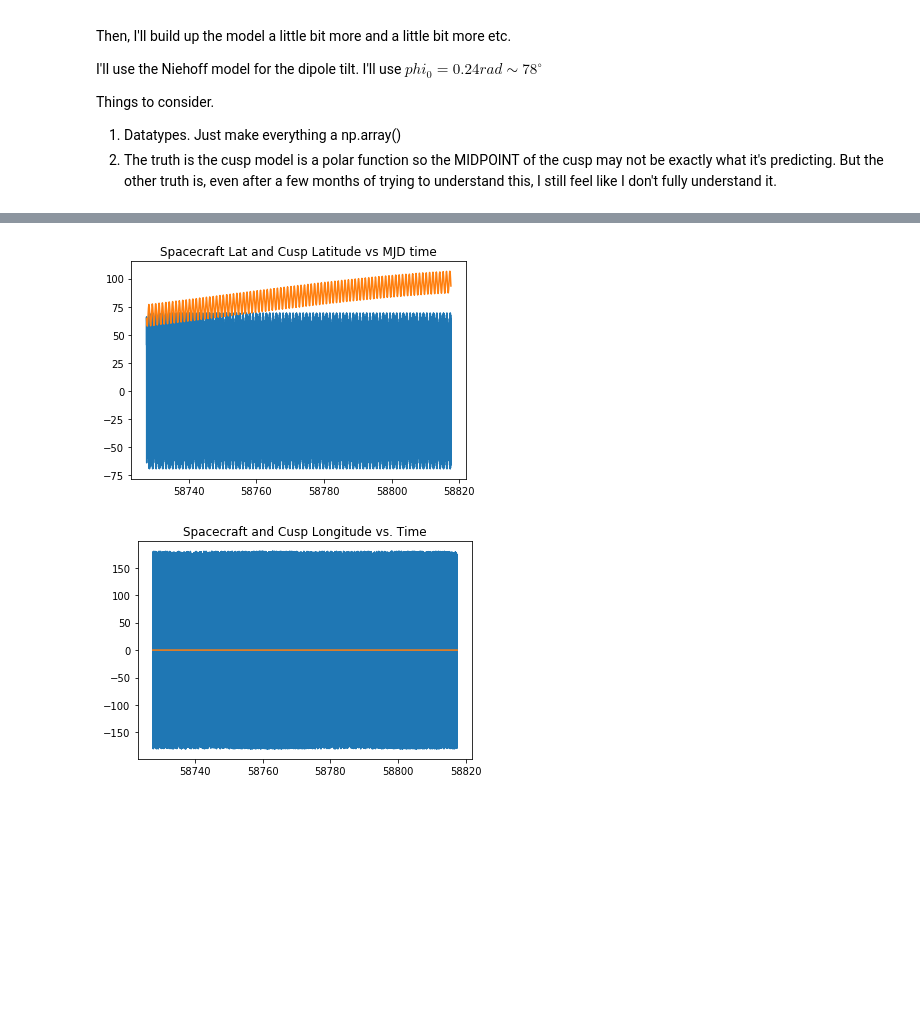
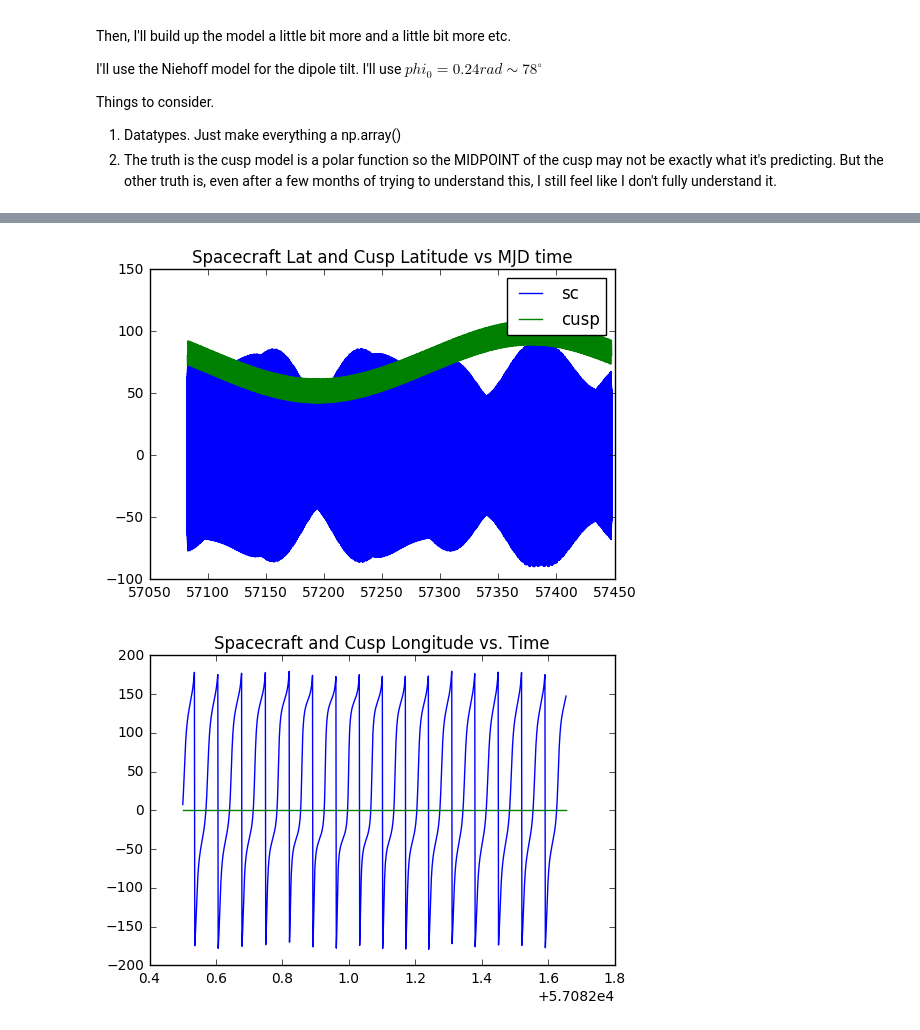
Before and after one commit to fsbr/se3-path-planner, a Jupyter notebook: modularPlanner/Very Simple Cusp Model.ipynb, the cells around one changed output, grey strips where cells are left out. Drawn from its saved outputs; the diff is of its cells as text; code cells hidden in the pictures; blank space fills up the shorter version.

```diff
--- a/modularPlanner/Very Simple Cusp Model.ipynb
+++ b/modularPlanner/Very Simple Cusp Model.ipynb
@@ -25,11 +25,12 @@ import sys
 Re = 6371
 earth_radius_ax = 1.5*Re #km
 #adding the year data here so I don't have to crush my github repo
-pathname = '../../data-se3-path-planner/yearData/cuspCrossings2019/'
-pathname = '../../batch2019/'
+pathname = '../../data-se3-path-planner/yearData/batch2015/'
+pathname = '../../data-se3-path-planner/yearData/year2019/'
+# pathname = '../../batch2019/'
 sys.path.append(pathname)
 # %%
-df = pd.read_csv(pathname + 'Sep60_results.csv')
+df = pd.read_csv(pathname + 'Mar65_results.csv')
 GMAT_MJD_OFFSET = 29999.5
 t = df['DefaultSC.A1ModJulian'] + GMAT_MJD_OFFSET
 x = df['DefaultSC.gse.X']
@@ -43,6 +44,7 @@ za = np.array(z)
 print(za)
 ta = np.array(t)
 
+c_system = 'GSM'
 spacecraft = coord.Coords([[i,j,k] for i,j,k in zip(x,y,z)], 'GSE', 'car')
 spacecraft.ticks = Ticktock(t,'MJD')
 spacecraft = spacecraft.convert('SM','car')
@@ -80,8 +86,14 @@ phi_c = np.rad2deg(  np.arcsin((np.sqrt(r))/(np.sqrt(r + (1/np.sin(0.24))**2 - 1
 #phi = 90-(phi+psi)
 lat = 90 - phi_c
 lon = np.array(np.zeros(len(spacecraft.ticks.MJD)))
+r = np.array(np.ones(len(spacecraft.ticks.MJD)))
+# set up cusp location
+cusp_location = coord.Coords([[i,j,k] for i,j,k in zip(r,lat,lon)], 'GSM', 'sph')
+cusp_location.ticks = Ticktock(t,'MJD')
+# cusp_location = cusp_location.convert(c_system, 'sph')
 print(lon)
-plt.plot(t,lat)
+plt.plot(t,cusp_location.lati, label='cusp')
+plt.legend()
 plt.title('Cusp Latitude vs. MJD day')
 plt.xlabel('MJD Day')
 plt.ylabel('Cusp Lat, Deg')
@@ -95,25 +107,26 @@ r equals to [ 1.13295134  1.1346387   1.13715255 ...,  1.15796493  1.15714581
 # LATITUDE
 
 #working config SM
-spacecraft_sm = spacecraft.convert('SM','sph')
-plt.plot(spacecraft_sm.ticks.MJD, spacecraft_sm.lati)
-plt.plot(spacecraft_sm.ticks.MJD, lat)
+spacecraft_sm = spacecraft.convert(c_system,'sph')
+plt.plot(spacecraft_sm.ticks.MJD, spacecraft_sm.lati,label='sc')
+plt.plot(spacecraft_sm.ticks.MJD, cusp_location.lati, label='cusp')
+plt.legend()
 plt.title('Spacecraft Lat and Cusp Latitude vs MJD time')
 plt.show()
 # %% [output]
-[figure, old version]
+[figure, new version]
 # %%
 # LONGITUDE
 
 # try to avoid using the [:points] way except for spot checking
 # kind of interested in a macro effect
-
-plt.plot(spacecraft_sm.ticks.MJD, spacecraft_sm.long)
-plt.plot(spacecraft_sm.ticks.MJD, lon)
+points = 1000
+plt.plot(spacecraft_sm.ticks.MJD[:points], spacecraft_sm.long[:points], label='sc')
+plt.plot(spacecraft_sm.ticks.MJD[:points], cusp_location.long[:points], label='cusp')
 plt.title('Spacecraft and Cusp Longitude vs. Time')
 plt.show()
 # %% [output]
-[figure, old version]
+[figure, new version]
 # %%
 count = []
 c = 0
```
Also changed, not shown: parts of 4 cells of this notebook, 3 other files.
